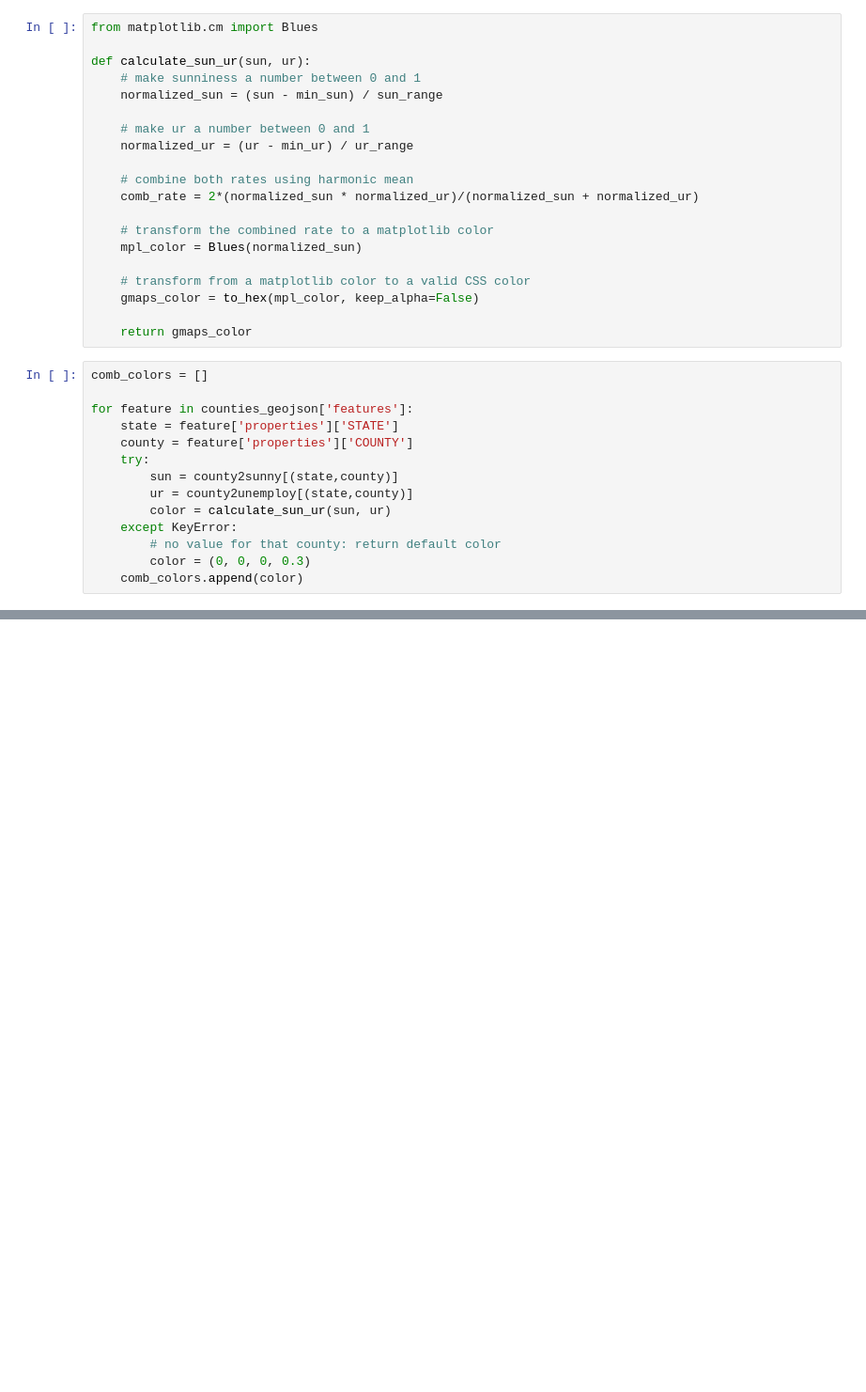
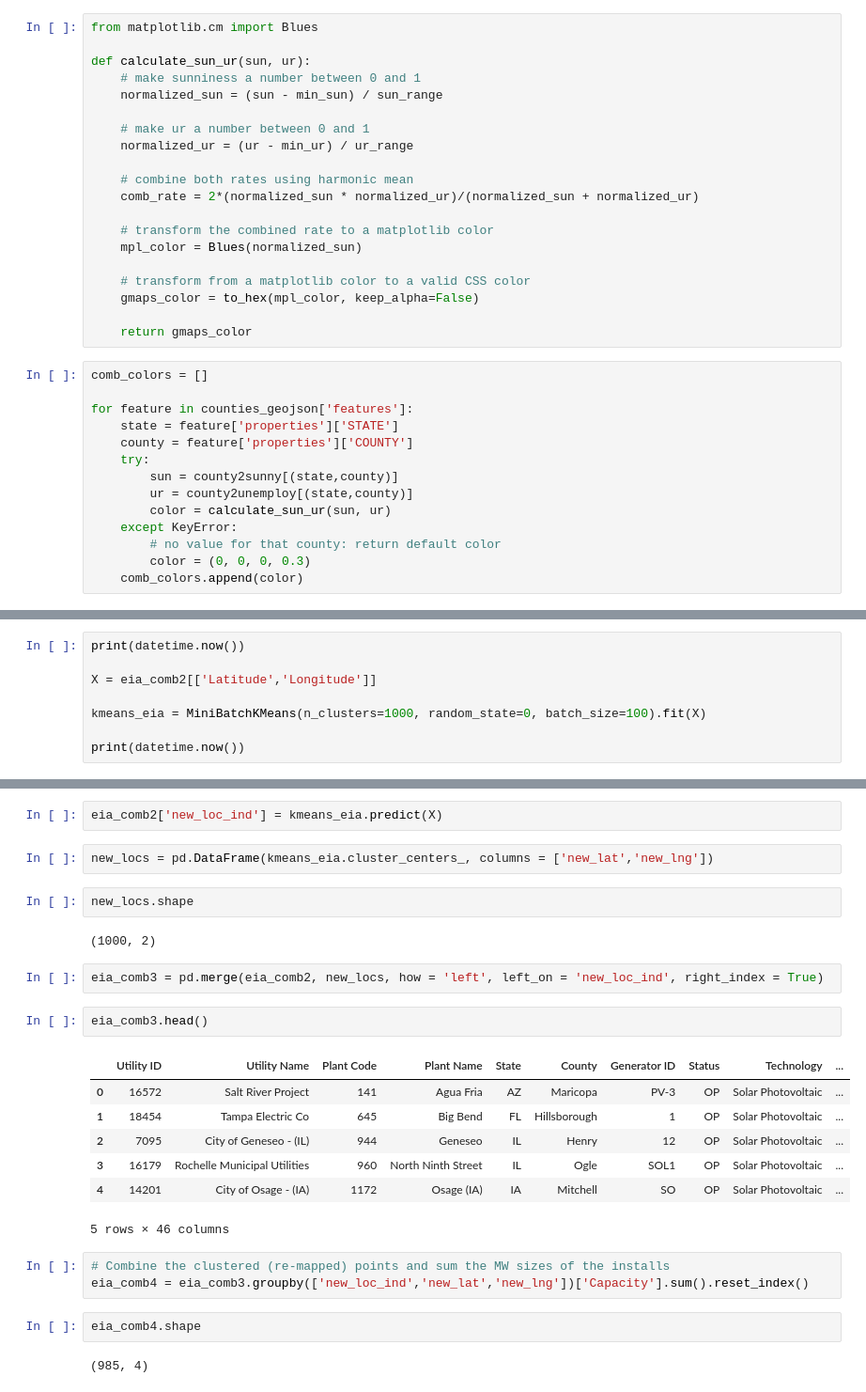
Before and after one commit to seantibbitts/project_1, a Jupyter notebook: Project 1 Draft.ipynb, the cells around one changed output, grey strips where cells are left out. Shown at 94% size. Cells and saved outputs as stored; diff of their text form; blank space fills up the shorter version.

```diff
--- a/Project 1 Draft.ipynb
+++ b/Project 1 Draft.ipynb
@@ -607,0 +719,8 @@ fig
+# %%
+print(datetime.now())
+
+X = eia_comb2[['Latitude','Longitude']]
+
+kmeans_eia = MiniBatchKMeans(n_clusters=1000, random_state=0, batch_size=100).fit(X)
+
+print(datetime.now())
@@ -607,0 +730,27 @@ fig
+# %%
+eia_comb2['new_loc_ind'] = kmeans_eia.predict(X)
+# %%
+new_locs = pd.DataFrame(kmeans_eia.cluster_centers_, columns = ['new_lat','new_lng'])
+# %%
+new_locs.shape
+# %% [output]
+(1000, 2)
+# %%
+eia_comb3 = pd.merge(eia_comb2, new_locs, how = 'left', left_on = 'new_loc_ind', right_index = True)
+# %%
+eia_comb3.head()
+# %% [output]
+|  | Utility ID | Utility Name | Plant Code | Plant Name | State | County | Generator ID | Status | Technology | ... |
+| 0 | 16572 | Salt River Project | 141 | Agua Fria | AZ | Maricopa | PV-3 | OP | Solar Photovoltaic | ... |
+| 1 | 18454 | Tampa Electric Co | 645 | Big Bend | FL | Hillsborough | 1 | OP | Solar Photovoltaic | ... |
+| 2 | 7095 | City of Geneseo - (IL) | 944 | Geneseo | IL | Henry | 12 | OP | Solar Photovoltaic | ... |
+| 3 | 16179 | Rochelle Municipal Utilities | 960 | North Ninth Street | IL | Ogle | SOL1 | OP | Solar Photovoltaic | ... |
+| 4 | 14201 | City of Osage - (IA) | 1172 | Osage (IA) | IA | Mitchell | SO | OP | Solar Photovoltaic | ... |
+5 rows × 46 columns
+# %%
+# Combine the clustered (re-mapped) points and sum the MW sizes of the installs
+eia_comb4 = eia_comb3.groupby(['new_loc_ind','new_lat','new_lng'])['Capacity'].sum().reset_index()
+# %%
+eia_comb4.shape
+# %% [output]
+(985, 4)
```
Also changed, not shown: parts of 24 cells of this notebook, 1 other file.
